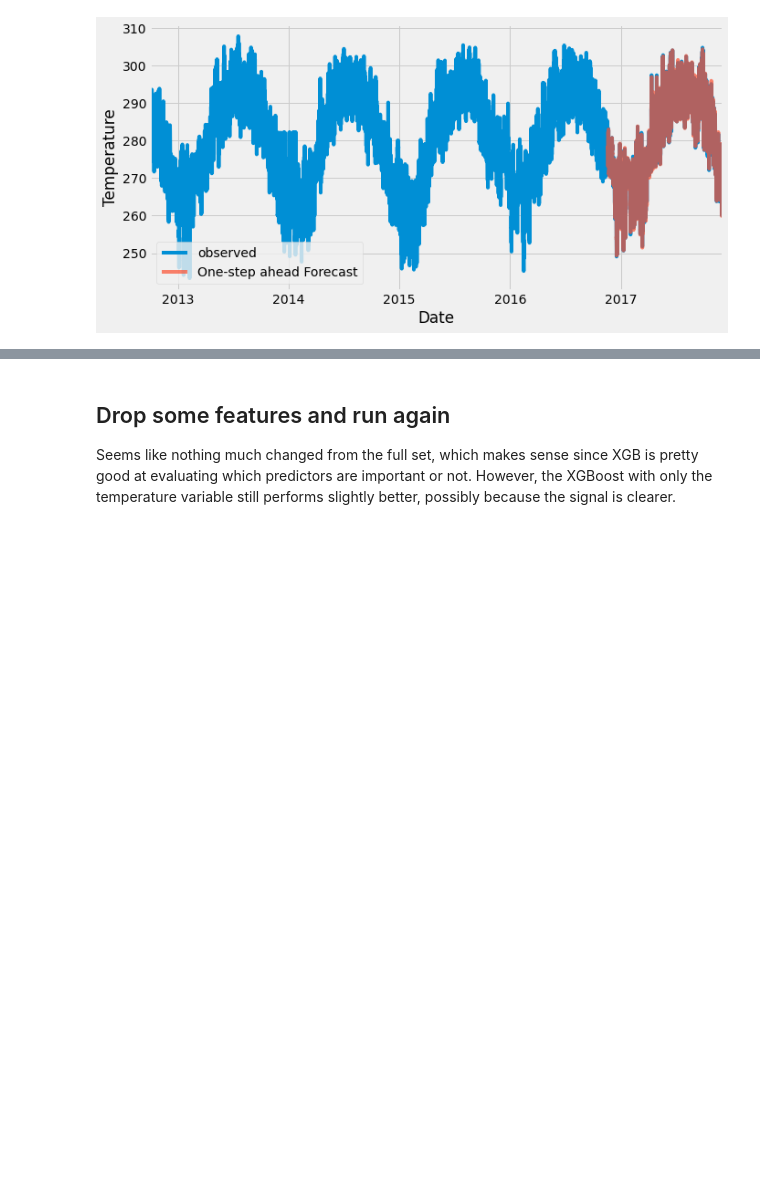
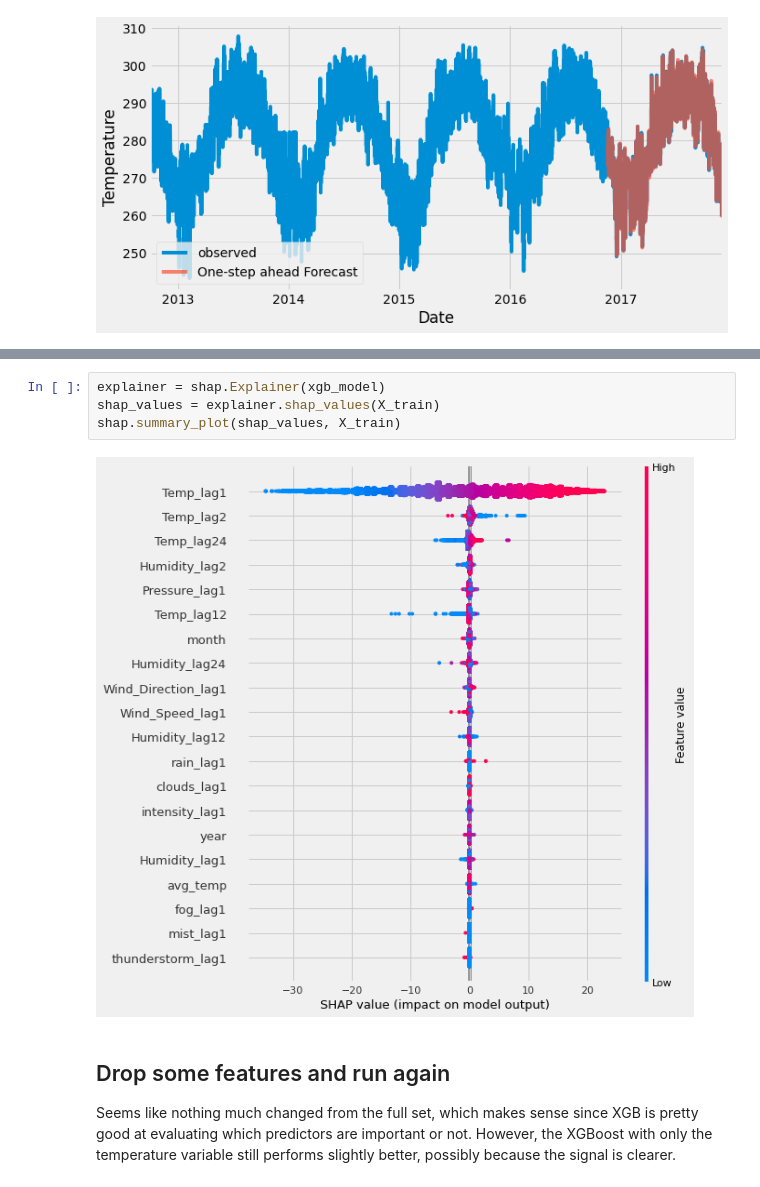
Before and after one commit to McGill-MMA-EnterpriseAnalytics/Cloud-Computations, a Jupyter notebook: INSY695_MLModels.ipynb, the cells around one changed output, grey strips where cells are left out. Drawn from its saved outputs; the diff is of its cells as text; blank space fills up the shorter version.

```diff
--- a/INSY695_MLModels.ipynb
+++ b/INSY695_MLModels.ipynb
@@ -430,3 +478,9 @@ xgb.plot_importance(xgb_model, ax=plt.gca())
+# %%
+explainer = shap.Explainer(xgb_model)
+shap_values = explainer.shap_values(X_train)
+shap.summary_plot(shap_values, X_train)
+# %% [output]
+[figure, added]
 # %% [markdown]
 ## Drop some features and run again
 
```
Also changed, not shown: parts of 23 cells of this notebook, 2 other files.
